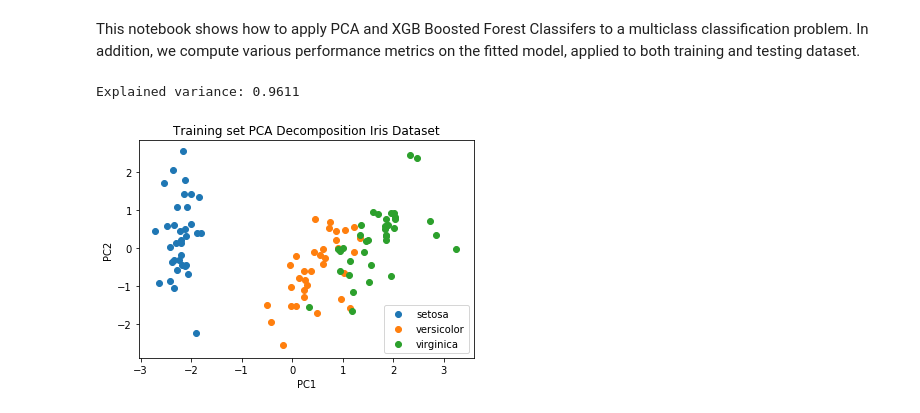
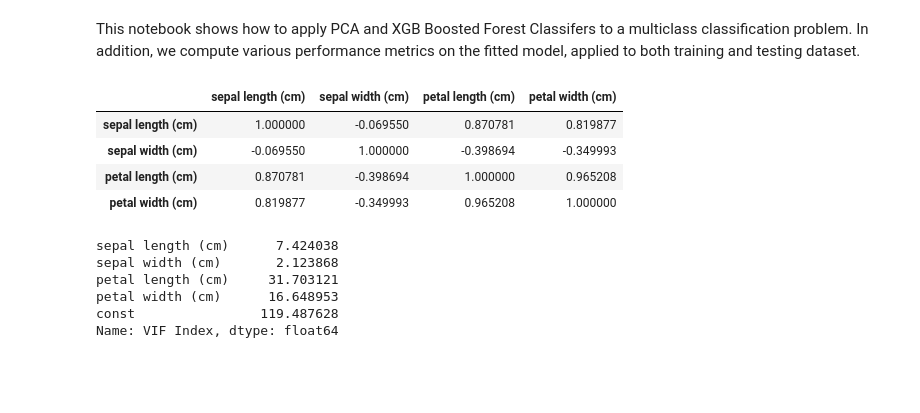
Before and after one commit to gabrielmagill/ML_UseCases, a Jupyter notebook: ForestPCA/IrisBoostedTree.ipynb, the cells around one changed output. Saved outputs shown, nothing was run; the diff lists cells and outputs as text; code cells hidden in the pictures; blank space fills up the shorter version.

```diff
--- a/ForestPCA/IrisBoostedTree.ipynb
+++ b/ForestPCA/IrisBoostedTree.ipynb
@@ -94,26 +182,24 @@ def visualize(df_pc,names,title_name):
 # %%
-# Load data & PCA
+# Load data, inspect dataset
 iris = load_iris()
 
 target_names = {}
 for i in range(len(iris.target_names)):
     target_names[i] = iris.target_names[i]
 
 x, y = iris.data, iris.target
+xtrain_raw, xtest_raw, ytrain, ytest=train_test_split(x, y, test_size=0.3,random_state=5)
 
-xtrain_raw, xtest_raw, ytrain, ytest=train_test_split(x, y, test_size=0.3,random_state=5)
-xtrain,xtest,pca = prepare_data(xtrain_raw,xtest_raw,2)
-
-df_train = pd.DataFrame(xtrain,columns=['PC1','PC2'])
-df_train['targets'] = ytrain
-df_test = pd.DataFrame(xtest,columns=['PC1','PC2'])
-df_test['targets'] = ytest
-
-print('Explained variance:',round(sum(pca.explained_variance_ratio_),4))
+multicollinearity_statistics(xtrain_raw,iris.feature_names)
 # %% [output]
+|  | sepal length (cm) | sepal width (cm) | petal length (cm) | petal width (cm) |
+| sepal length (cm) | 1.000000 | -0.069550 | 0.870781 | 0.819877 |
+| sepal width (cm) | -0.069550 | 1.000000 | -0.398694 | -0.349993 |
+| petal length (cm) | 0.870781 | -0.398694 | 1.000000 | 0.965208 |
+| petal width (cm) | 0.819877 | -0.349993 | 0.965208 | 1.000000 |
-Explained variance: 0.9611
+sepal length (cm)      7.424038
+sepal width (cm)       2.123868
+petal length (cm)     31.703121
+petal width (cm)      16.648953
+const                119.487628
+Name: VIF Index, dtype: float64
-# %%
-visualize(df_train,target_names,'Training')
-None
-# %% [output]
-[figure, removed]
```
Also changed, not shown: parts of 11 cells of this notebook.
